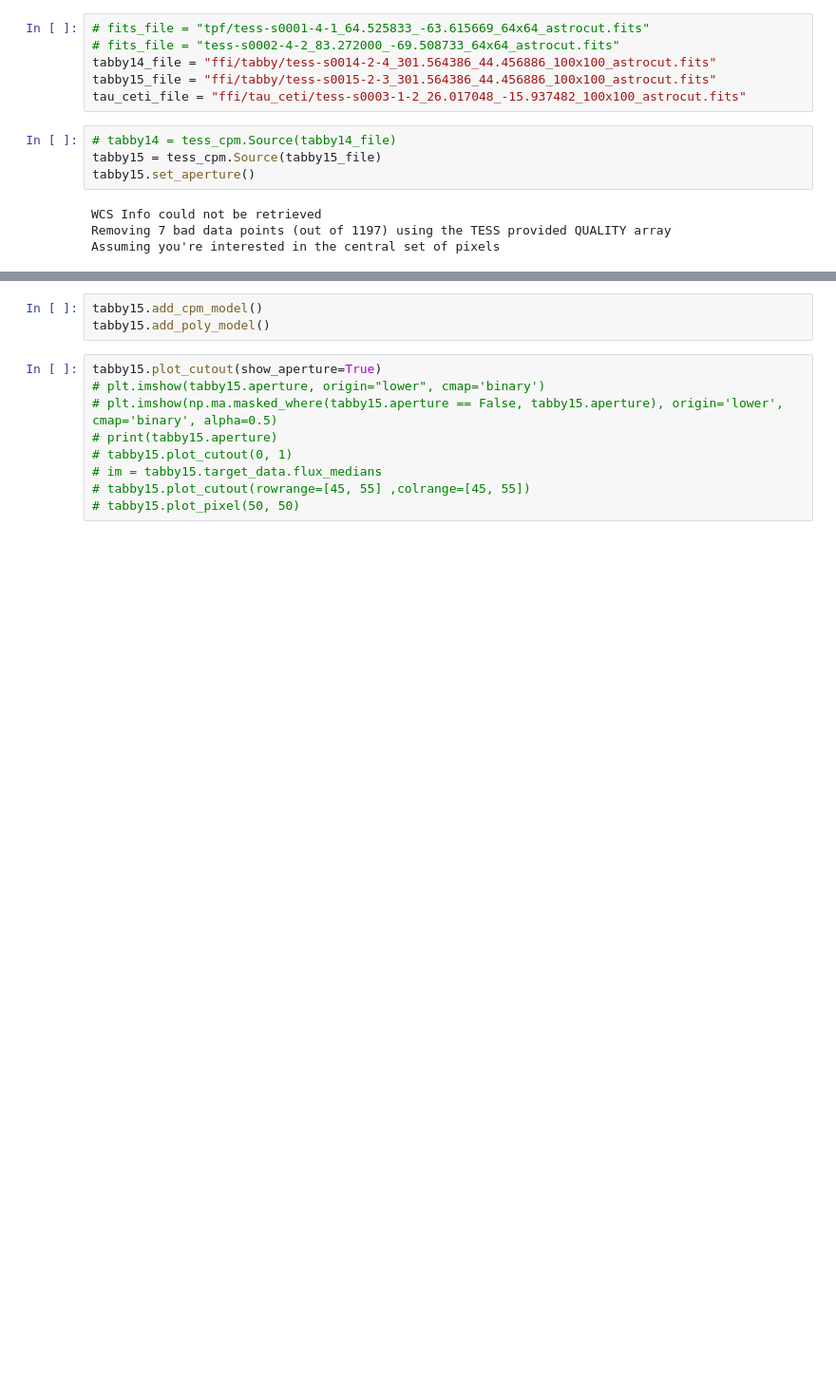
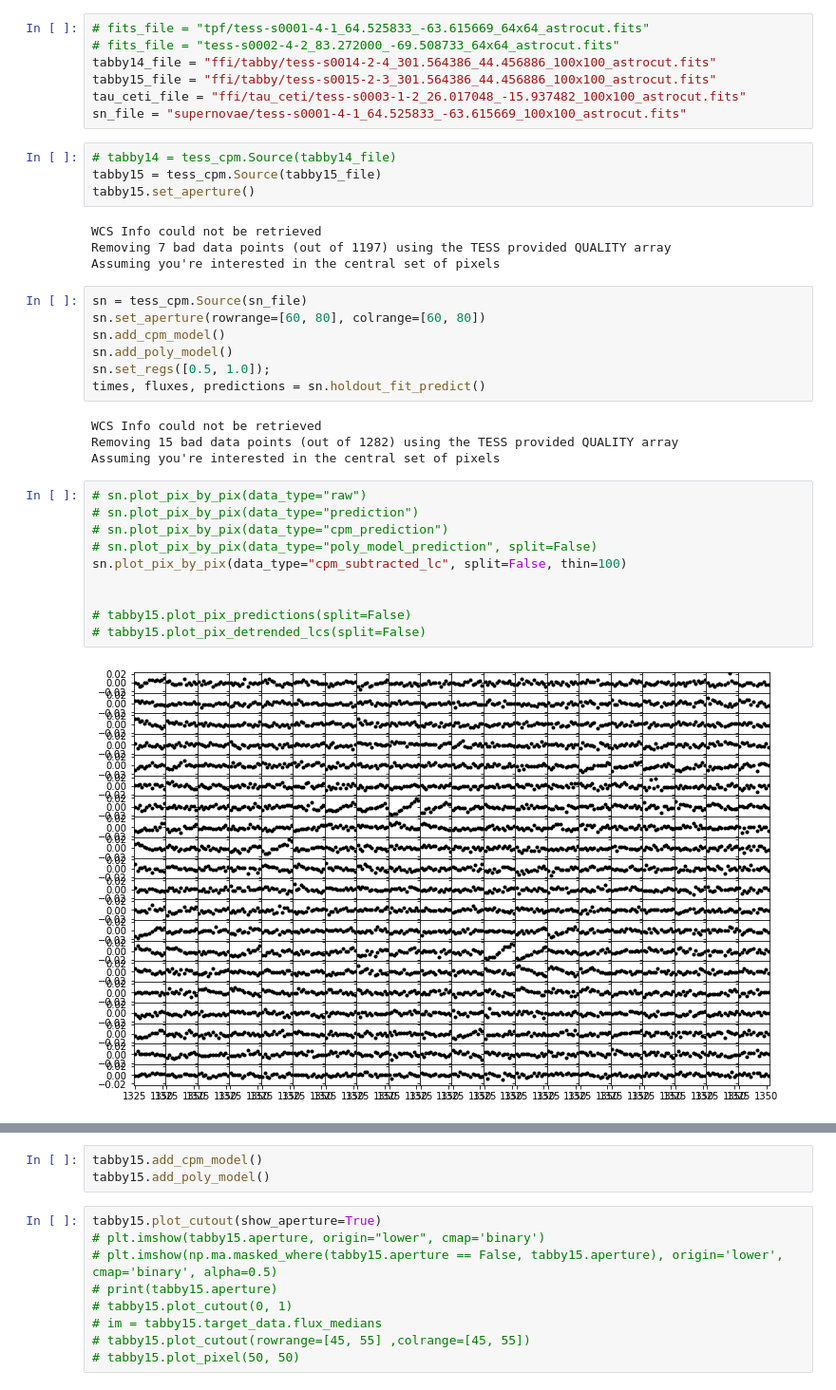
Before and after one commit to soichiro-hattori/unpopular, a Jupyter notebook: tester.ipynb, the cells around one changed output, grey strips where cells are left out. Shown at 95% size. Drawn from its saved outputs; the diff is of its cells as text; blank space fills up the shorter version.

```diff
--- a/tester.ipynb
+++ b/tester.ipynb
@@ -17,6 +17,7 @@ plt.rcParams['figure.figsize'] = (14, 8)
 tabby14_file = "ffi/tabby/tess-s0014-2-4_301.564386_44.456886_100x100_astrocut.fits"
 tabby15_file = "ffi/tabby/tess-s0015-2-3_301.564386_44.456886_100x100_astrocut.fits"
 tau_ceti_file = "ffi/tau_ceti/tess-s0003-1-2_26.017048_-15.937482_100x100_astrocut.fits"
+sn_file = "supernovae/tess-s0001-4-1_64.525833_-63.615669_100x100_astrocut.fits"
 # %%
 # tabby14 = tess_cpm.Source(tabby14_file)
 tabby15 = tess_cpm.Source(tabby15_file)
@@ -25,3 +26,26 @@ tabby15.set_aperture()
 WCS Info could not be retrieved
 Removing 7 bad data points (out of 1197) using the TESS provided QUALITY array
 Assuming you're interested in the central set of pixels
+# %%
+sn = tess_cpm.Source(sn_file)
+sn.set_aperture(rowrange=[60, 80], colrange=[60, 80])
+sn.add_cpm_model()
+sn.add_poly_model()
+sn.set_regs([0.5, 1.0]);
+times, fluxes, predictions = sn.holdout_fit_predict()
+# %% [output]
+WCS Info could not be retrieved
+Removing 15 bad data points (out of 1282) using the TESS provided QUALITY array
+Assuming you're interested in the central set of pixels
+# %%
+# sn.plot_pix_by_pix(data_type="raw")
+# sn.plot_pix_by_pix(data_type="prediction")
+# sn.plot_pix_by_pix(data_type="cpm_prediction")
+# sn.plot_pix_by_pix(data_type="poly_model_prediction", split=False)
+sn.plot_pix_by_pix(data_type="cpm_subtracted_lc", split=False, thin=100)
+
+
+# tabby15.plot_pix_predictions(split=False)
+# tabby15.plot_pix_detrended_lcs(split=False)
+# %% [output]
+[figure, added]
```
Also changed, not shown: parts of 5 cells of this notebook, 2 other files.
